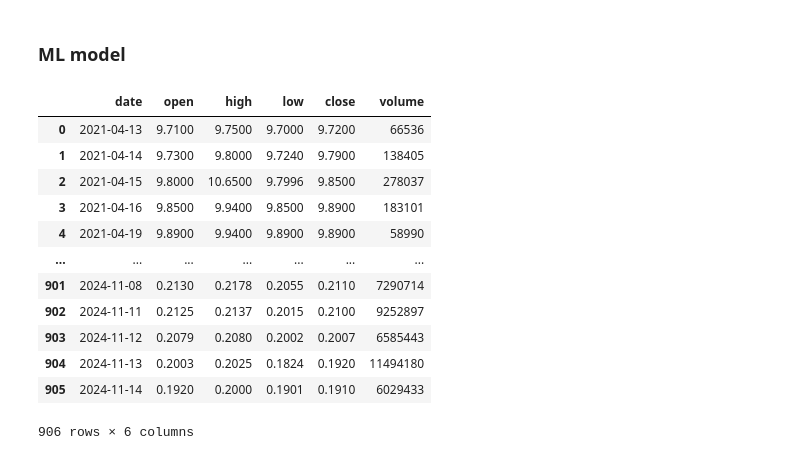
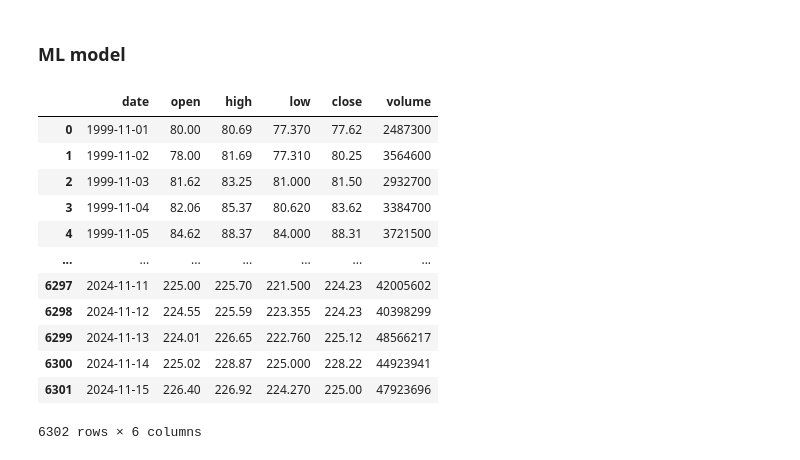
Before and after one commit to ansh2903/Cognivesh, a Jupyter notebook: Pipeline/Data_Pipeline.ipynb, the cells around one changed output. Saved outputs shown, nothing was run; the diff lists cells and outputs as text; code cells hidden in the pictures.

```diff
--- a/Pipeline/Data_Pipeline.ipynb
+++ b/Pipeline/Data_Pipeline.ipynb
@@ -254,23 +295,24 @@ null
 # %% [markdown]
 ### ML model
 # %%
-ml_data = pd.read_json(r"C:\Users\ansh\Documents\dev\Minor Project 1\Market-Trend-Predictor\Pipeline\stock_data.json") # replace with processed_data later on and use DataFrame instead of read_json
+#ml_data = pd.read_json(r"C:\Users\ansh\Documents\dev\Minor Project 1\Market-Trend-Predictor\Pipeline\stock_data.json") # replace with processed_data later on and use DataFrame instead of read_json
+ml_data = pd.DataFrame(processed_data)
 ml_data['date'] = pd.to_datetime(ml_data['date'])
-# ml_data = ml_data.drop('_id', axis=1)
+ml_data = ml_data.drop('_id', axis=1)
 ml_data = ml_data.drop('symbol', axis=1)
 ml_data
 # %% [output]
 |  | date | open | high | low | close | volume |
-| 0 | 2021-04-13 | 9.7100 | 9.7500 | 9.7000 | 9.7200 | 66536 |
-| 1 | 2021-04-14 | 9.7300 | 9.8000 | 9.7240 | 9.7900 | 138405 |
-| 2 | 2021-04-15 | 9.8000 | 10.6500 | 9.7996 | 9.8500 | 278037 |
-| 3 | 2021-04-16 | 9.8500 | 9.9400 | 9.8500 | 9.8900 | 183101 |
-| 4 | 2021-04-19 | 9.8900 | 9.9400 | 9.8900 | 9.8900 | 58990 |
+| 0 | 1999-11-01 | 80.00 | 80.69 | 77.370 | 77.62 | 2487300 |
+| 1 | 1999-11-02 | 78.00 | 81.69 | 77.310 | 80.25 | 3564600 |
+| 2 | 1999-11-03 | 81.62 | 83.25 | 81.000 | 81.50 | 2932700 |
+| 3 | 1999-11-04 | 82.06 | 85.37 | 80.620 | 83.62 | 3384700 |
+| 4 | 1999-11-05 | 84.62 | 88.37 | 84.000 | 88.31 | 3721500 |
 | ... | ... | ... | ... | ... | ... | ... |
-| 901 | 2024-11-08 | 0.2130 | 0.2178 | 0.2055 | 0.2110 | 7290714 |
-| 902 | 2024-11-11 | 0.2125 | 0.2137 | 0.2015 | 0.2100 | 9252897 |
-| 903 | 2024-11-12 | 0.2079 | 0.2080 | 0.2002 | 0.2007 | 6585443 |
-| 904 | 2024-11-13 | 0.2003 | 0.2025 | 0.1824 | 0.1920 | 11494180 |
-| 905 | 2024-11-14 | 0.1920 | 0.2000 | 0.1901 | 0.1910 | 6029433 |
+| 6297 | 2024-11-11 | 225.00 | 225.70 | 221.500 | 224.23 | 42005602 |
+| 6298 | 2024-11-12 | 224.55 | 225.59 | 223.355 | 224.23 | 40398299 |
+| 6299 | 2024-11-13 | 224.01 | 226.65 | 222.760 | 225.12 | 48566217 |
+| 6300 | 2024-11-14 | 225.02 | 228.87 | 225.000 | 228.22 | 44923941 |
+| 6301 | 2024-11-15 | 226.40 | 226.92 | 224.270 | 225.00 | 47923696 |
-906 rows × 6 columns
+6302 rows × 6 columns
 # %%
```
Also changed, not shown: parts of 21 cells of this notebook, 2 other files.
